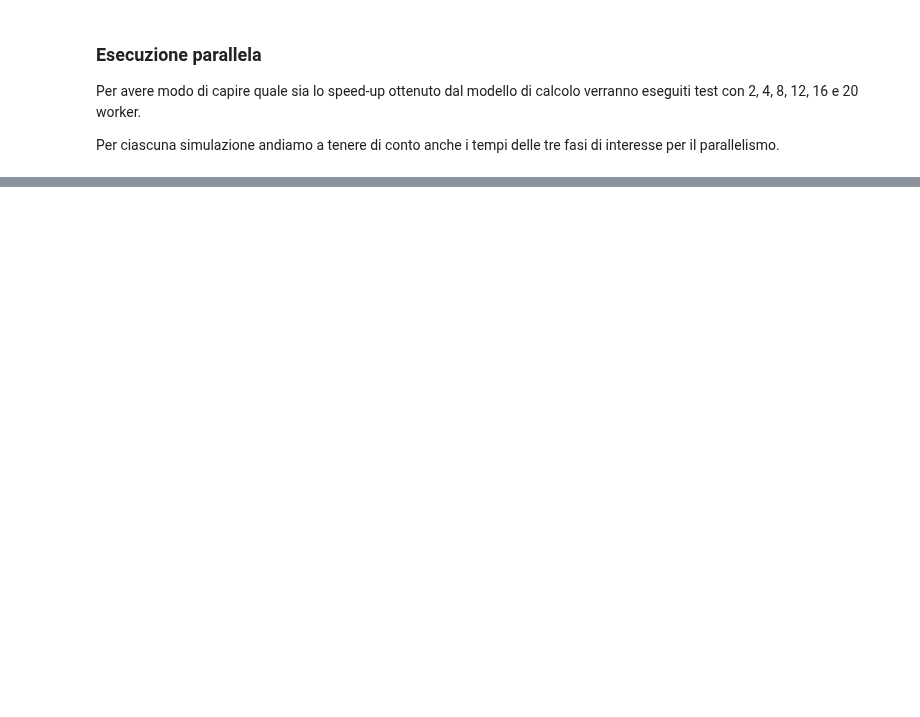
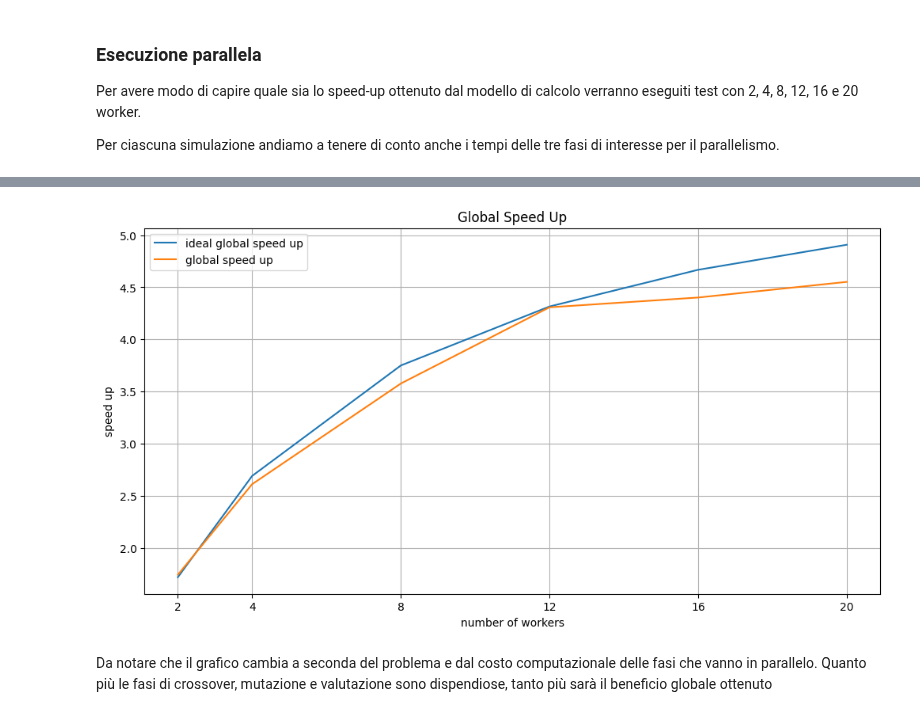
Before and after one commit to FedericoBustaffa/thesis, a Jupyter notebook: src/notebook.ipynb, the cells around one changed output, grey strips where cells are left out. Cells and saved outputs as stored; diff of their text form; code cells hidden in the pictures; blank space fills up the shorter version.

```diff
--- a/src/notebook.ipynb
+++ b/src/notebook.ipynb
@@ -462,0 +486,22 @@ plt.show()
+# %%
+plt.figure(figsize=(12, 6))
+plt.title("Global Speed Up")
+plt.xlabel("number of workers")
+plt.ylabel("speed up")
+plt.xticks(timings["workers"])
+
+ideal_global_speed_up = [sequential_time / (sequential_time - seq_cme + (seq_cme / w)) for w in timings["workers"]]
+plt.plot(timings["workers"], ideal_global_speed_up, label="ideal global speed up")
+
+global_speed_up = timings["time"].map(lambda x: sequential_time / x)
+plt.plot(timings["workers"], global_speed_up, label="global speed up")
+
+plt.legend()
+plt.grid()
+plt.show()
+# %% [output]
+[figure, added]
+# %% [markdown]
+Da notare che il grafico cambia a seconda del problema e dal costo computazionale
+delle fasi che vanno in parallelo. Quanto più le fasi di crossover, mutazione e
+valutazione sono dispendiose, tanto più sarà il beneficio globale ottenuto
```
Also changed, not shown: parts of 13 cells of this notebook.
